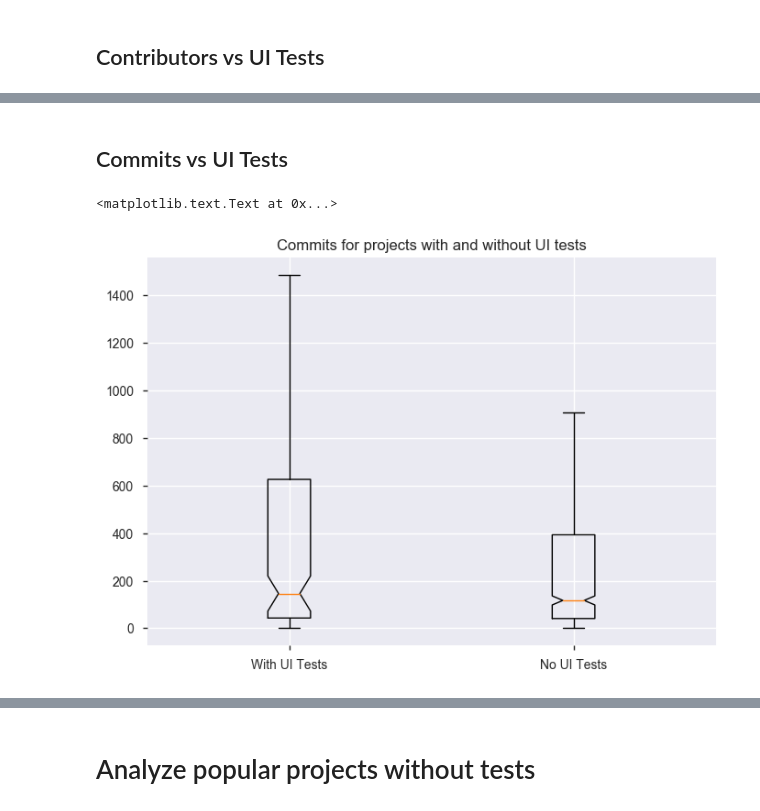
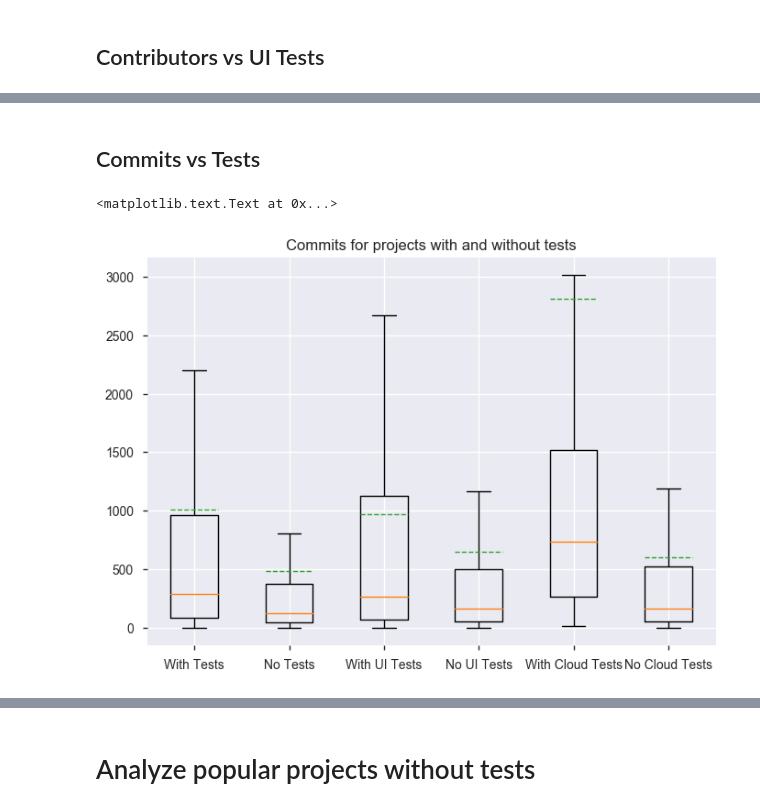
Before and after one commit to luiscruz/android_test_inspector, a Jupyter notebook: exploratory_analysis/1_ea.ipynb, the cells around one changed output, grey strips where cells are left out. Drawn from its saved outputs; the diff is of its cells as text; code cells hidden in the pictures.

```diff
--- a/exploratory_analysis/1_ea.ipynb
+++ b/exploratory_analysis/1_ea.ipynb
@@ -602,17 +639,30 @@ ax.set_title("Contributors for projects with and without UI tests")
 # %% [markdown]
-## Commits vs UI Tests
+## Commits vs Tests
 # %%
 _,ax = plt.subplots()
 ax.boxplot(
-    [df_tmp[df_tmp['ui_tests']]['commits'].values,df_tmp[~df_tmp['ui_tests']]['commits'].values],
-    labels=["With UI Tests", "No UI Tests"],
-    notch=True,
+    [
+        df_tmp[df_tmp['tests']]['commits'].values,
+        df_tmp[~df_tmp['tests']]['commits'].values,
+        df_tmp[df_tmp['ui_tests']]['commits'].values,
+        df_tmp[~df_tmp['ui_tests']]['commits'].values,
+        df_tmp[df_tmp['cloud_tests']]['commits'].values,
+        df_tmp[~df_tmp['cloud_tests']]['commits'].values,
+    ],
+    labels=[
+        "With Tests",
+        "No Tests",
+        "With UI Tests",
+        "No UI Tests",
+        "With Cloud Tests",
+        "No Cloud Tests",
+    ],
+    notch=False,
     sym='',
     meanline =True,
+    showmeans=True,
 )
-ax.set_title("Commits for projects with and without UI tests")
-# notches are calculated using a Gaussian-based asymptotic approximation
-# (see McGill, R., Tukey, J.W., and Larsen, W.A., 1978, and Kendall and Stuart, 1967)
+ax.set_title("Commits for projects with and without tests")
 # %% [output]
 <matplotlib.text.Text at 0x...>
-[figure, old version]
+[figure, new version]
```
Also changed, not shown: parts of 21 cells of this notebook, 4 other files.
